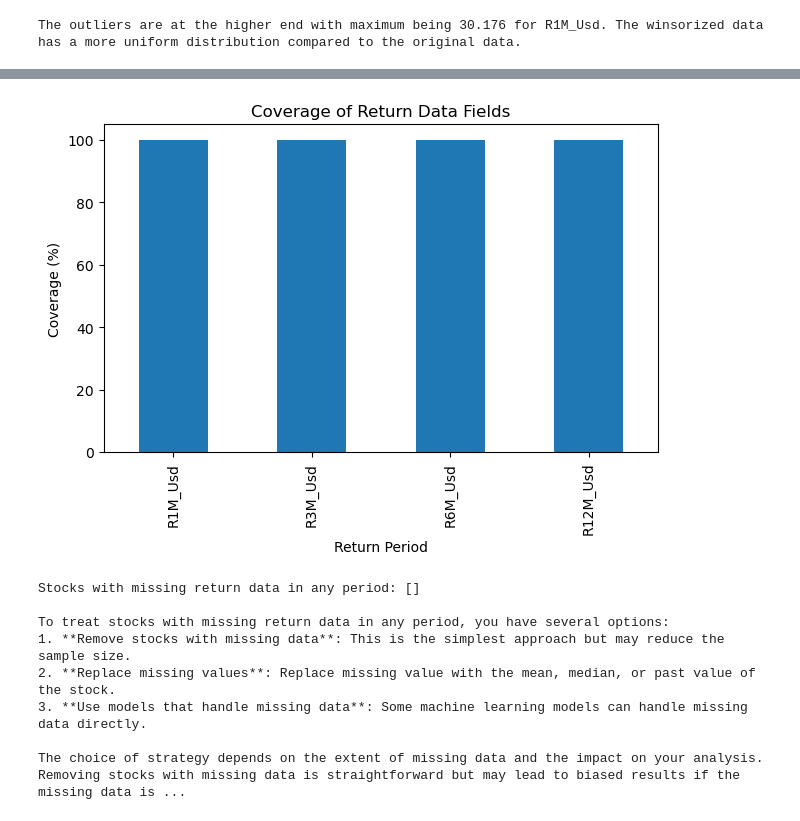
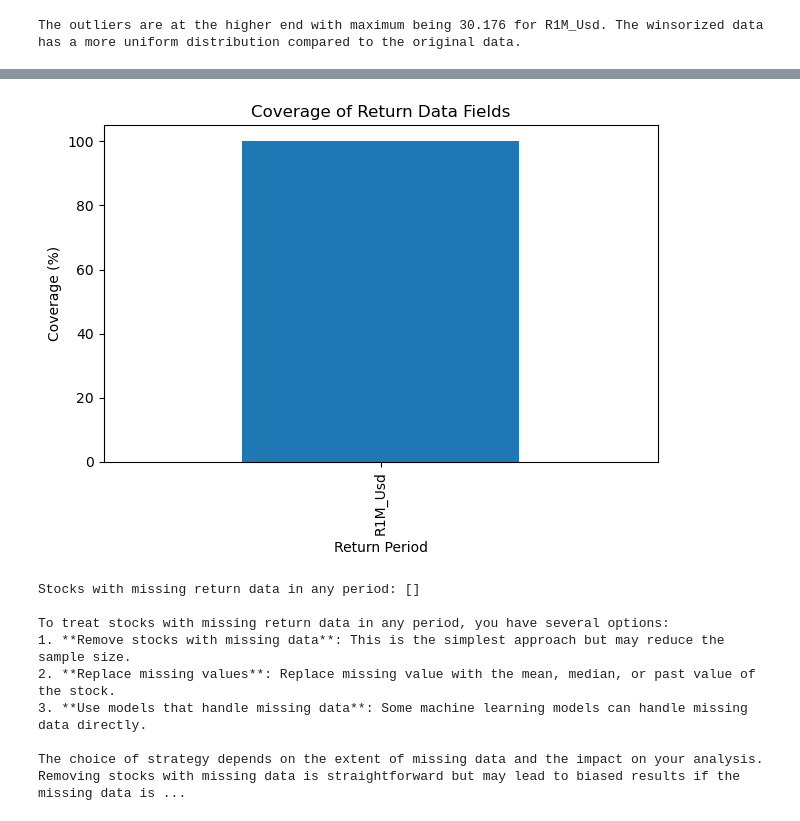
Before and after one commit to KiranReddy0808/FE5108-Portfolio-Theory-and-Investments, a Jupyter notebook: Assignment 3/Assignment3.ipynb, the cells around one changed output, grey strips where cells are left out. Saved outputs shown, nothing was run; the diff lists cells and outputs as text; code cells hidden in the pictures.

```diff
--- a/Assignment 3/Assignment3.ipynb
+++ b/Assignment 3/Assignment3.ipynb
@@ -30,9 +30,6 @@ print(df_factors.tail())
 df_factors["Date"] = pd.to_datetime(df_factors["Date"], format='%Y%m')
 df_factors.set_index("Date", inplace=True)
 
-# Add a column for the market returns
-df_factors['Mkt'] = df_factors['Mkt-RF'] + df_factors['RF']
-
 # Print the first few rows of the modified DataFrame
 df_factors.head()
 # %% [output]
@@ -48,7 +45,7 @@ df_factors.head()
 df_1927_1992 = df_factors.loc['1927-01':'1992-12']
 df_1993_2023 = df_factors.loc['1993-01':'2023-12']
 
-factors = ['Mkt', 'SMB', 'Mkt-RF']
+factors = ['Mkt-RF', 'SMB', 'HML']
 
 def t_stat(df, factors):
     t_stats_am = {}
@@ -87,8 +84,7 @@ print('\nWith Geometric Mean')
 for key, value in t_stat_1993_2023_gm.items():
     print(f'{key}: {value}')
 
-# https://www.investopedia.com/ask/answers/06/geometricmean.asp
-print('\n Geometric mean is preferred over arithmetic mean as the data is correlated. \n')
+print('\n Since return spreads are calculated. Arithmetic mean is preferred over geometric. This is because arithmetic mean shows period-to-period difference between the returns. Spreads dont compound. \n')
 
 
 print("The t-statistic for the 1927-1992 period is higher than the 1993-2023 period for all factors. This indicates that the 1927-1992 period had a higher level of significance in the factors than the 1993-2023 period.")
@@ -317,9 +309,9 @@ See the caveats in the documentation: https://pandas.pydata.org/pandas-docs/stab
 # %% [markdown]
 ## 2A. Data cleaning and validation
 # %%
-df_stocks_date = pd.read_excel('data_ml.xlsx' , usecols=['stock_id', 'date','Pb', 'R1M_Usd', 'R3M_Usd', 'R6M_Usd', 'R12M_Usd', 'Bv', 'Mkt_Cap_3M_Usd'], parse_dates=['date'])       # Load the data
-
-date_counts = df_stocks_date['date'].value_counts()
+df_stocks_data = pd.read_csv('class project data (part 2 - factor portfolio construction).csv' , usecols=['stock_id', 'date','Pb', 'R1M_Usd', 'Bv', 'Mkt_Cap_3M_Usd'], parse_dates=['date'])       # Load the data
+df_stocks_data['date'] = pd.to_datetime(df_stocks_data['date'])
+date_counts = df_stocks_data['date'].value_counts()
 # %%
 import matplotlib.pyplot as plt
 
@@ -581,35 +410,35 @@ The outliers are at the higher end with maximum being 95.972 for R12M_Usd.
 # %%
 # Calculate the percentage of non-missing values for each return data field
-coverage = df_stocks_date[['R1M_Usd', 'R3M_Usd', 'R6M_Usd', 'R12M_Usd']].notna().mean() * 100
+coverage = df_stocks_data[['R1M_Usd']].notna().mean() * 100
 
 # Plot the coverage for each period
 plt.figure()
 coverage.plot(kind='bar')
 plt.title('Coverage of Return Data Fields')
 plt.xlabel('Return Period')
 plt.ylabel('Coverage (%)')
 plt.tight_layout()
 plt.show()
 
 # Identify stocks with missing return data in any period
-missing_data = df_stocks_date[['stock_id', 'R1M_Usd', 'R3M_Usd', 'R6M_Usd', 'R12M_Usd']].isna().any(axis=1)
-stocks_with_missing_data = df_stocks_date.loc[missing_data, 'stock_id'].unique()
+missing_data = df_stocks_data[['stock_id', 'R1M_Usd']].isna().any(axis=1)
+stocks_with_missing_data = df_stocks_data.loc[missing_data, 'stock_id'].unique()
 
 print(f"Stocks with missing return data in any period: {stocks_with_missing_data}")
 
 # Discuss how to treat these stocks in your analysis
 treatment_strategy = """
 To treat stocks with missing return data in any period, you have several options:
 1. **Remove stocks with missing data**: This is the simplest approach but may reduce the sample size.
 2. **Replace missing values**: Replace missing value with the mean, median, or past value of the stock.
 3. **Use models that handle missing data**: Some machine learning models can handle missing data directly.
 
 The choice of strategy depends on the extent of missing data and the impact on your analysis. Removing stocks with missing data is straightforward but may lead to biased results if the missing data is not random. Imputation can help retain more data but requires careful consideration of the imputation method to avoid introducing bias.
 """
 
 print(treatment_strategy)
 # %% [output]
-[figure, old version]
+[figure, new version]
 Stocks with missing return data in any period: []
 
 To treat stocks with missing return data in any period, you have several options:
```
Also changed, not shown: parts of 19 cells of this notebook.
